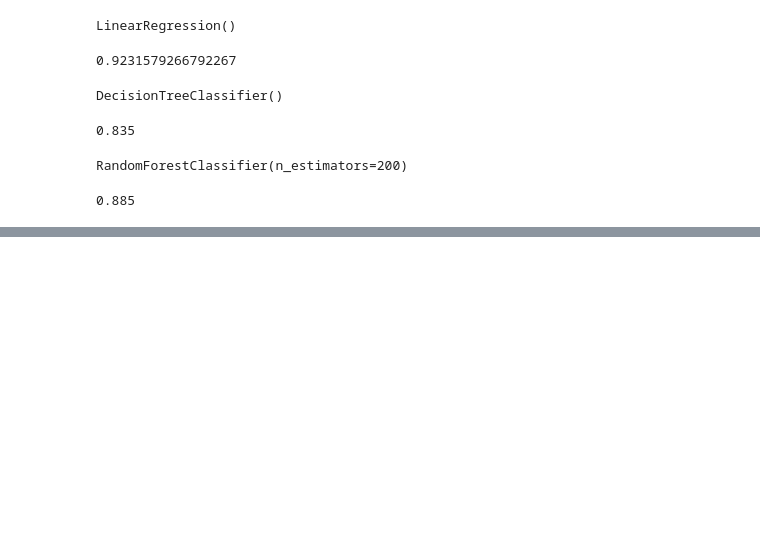
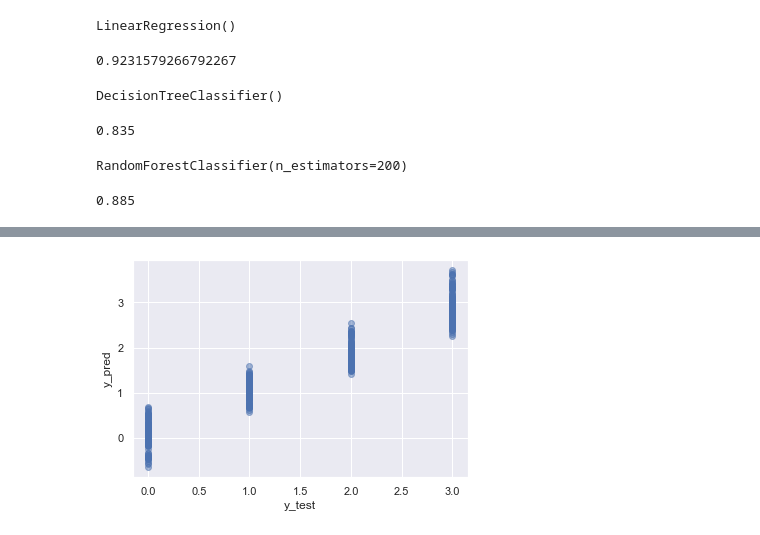
Before and after one commit to ingadanek/Price-Prediction, a Jupyter notebook: Untitled.ipynb, the cells around one changed output, grey strips where cells are left out. Saved outputs shown, nothing was run; the diff lists cells and outputs as text; code cells hidden in the pictures; blank space fills up the shorter version.

```diff
--- a/Untitled.ipynb
+++ b/Untitled.ipynb
@@ -139,0 +193,12 @@ forest_model.score(X_test,y_test)
+# %%
+# RESULT : Linear Regression
+
+y_pred=linear_model.predict(X_test)
+# %%
+
+plt.scatter(y_test, y_pred, alpha = 0.5)
+plt.xlabel("y_test")
+plt.ylabel("y_pred")
+plt.show()
+# %% [output]
+[figure, added]
```
Also changed, not shown: parts of 13 cells of this notebook, 1 other file.
